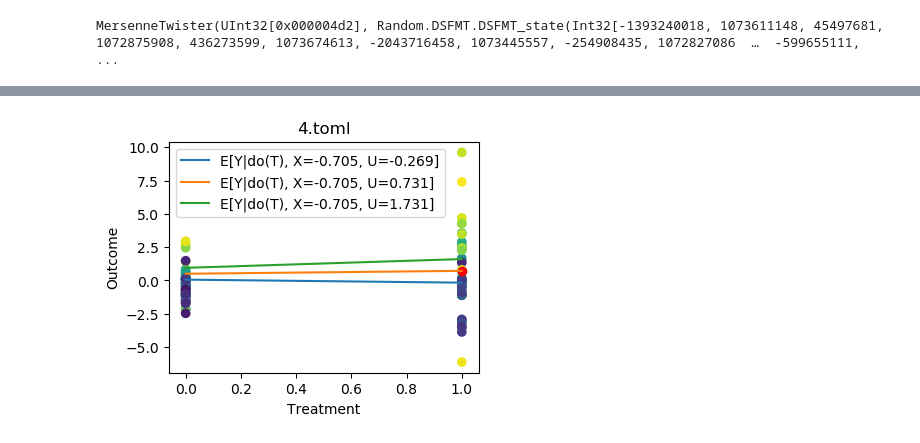
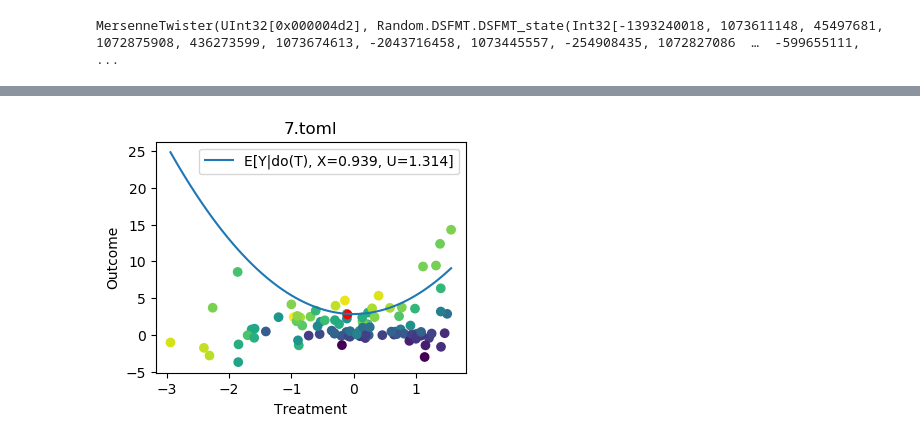
Before and after one commit to KDL-umass/CausalGPSLC.jl, a Jupyter notebook: analysis/generate_data.ipynb, the cells around one changed output, grey strips where cells are left out. Saved outputs shown, nothing was run; the diff lists cells and outputs as text; code cells hidden in the pictures.

Commit message:
description of data

```diff
--- a/analysis/generate_data.ipynb
+++ b/analysis/generate_data.ipynb
@@ -88,23 +150,23 @@ PyObject Text(24.0, 0.5, 'Outcome')
 # %%
-path = "../data/synthetic/" * string(4) * ".toml"
+path = "../data/synthetic/" * string(7) * ".toml"
 SigmaU, U, T, X, Y, epsY, ftxu = generate_synthetic_confounder(path)
 T_ = collect(range(minimum(T),stop=maximum(T),length=100))
 ytxu = ftxu(T_, transpose(repeat(X[1, :], 1, 100)), fill.(U[1], 100), fill.(epsY[1], 100))
 ytxu1 = ftxu(T_, transpose(repeat(X[1, :], 1, 100)), fill.(U[1]+1.5, 100), fill.(epsY[1], 100))
 ytxu_1 = ftxu(T_, transpose(repeat(X[1, :], 1, 100)), fill.(U[1]-1.5, 100), fill.(epsY[1], 100))
 
 subplots(figsize=(4,3))
 scatter(T, Y, c=U)
 scatter(T[1], Y[1], c="red")
 
-plot(T_, ytxu_1, label="E[Y|do(T), X=" * string(round(X[1], digits=3)) * ", U=" * string(round(U[1]-1, digits=3)) *"]")
+# plot(T_, ytxu_1, label="E[Y|do(T), X=" * string(round(X[1], digits=3)) * ", U=" * string(round(U[1]-1, digits=3)) *"]")
 plot(T_, ytxu, label="E[Y|do(T), X=" * string(round(X[1], digits=3)) * ", U=" * string(round(U[1], digits=3)) *"]")
-plot(T_, ytxu1, label="E[Y|do(T), X=" * string(round(X[1], digits=3)) * ", U=" * string(round(U[1]+1, digits=3)) *"]")
+# plot(T_, ytxu1, label="E[Y|do(T), X=" * string(round(X[1], digits=3)) * ", U=" * string(round(U[1]+1, digits=3)) *"]")
 
 legend()
 title(split(path, "/")[end])
 xlabel("Treatment")
 ylabel("Outcome")
 show()
 # %% [output]
-[figure, old version]
+[figure, new version]
```
Also changed, not shown: parts of 16 cells of this notebook, 14 other files.
